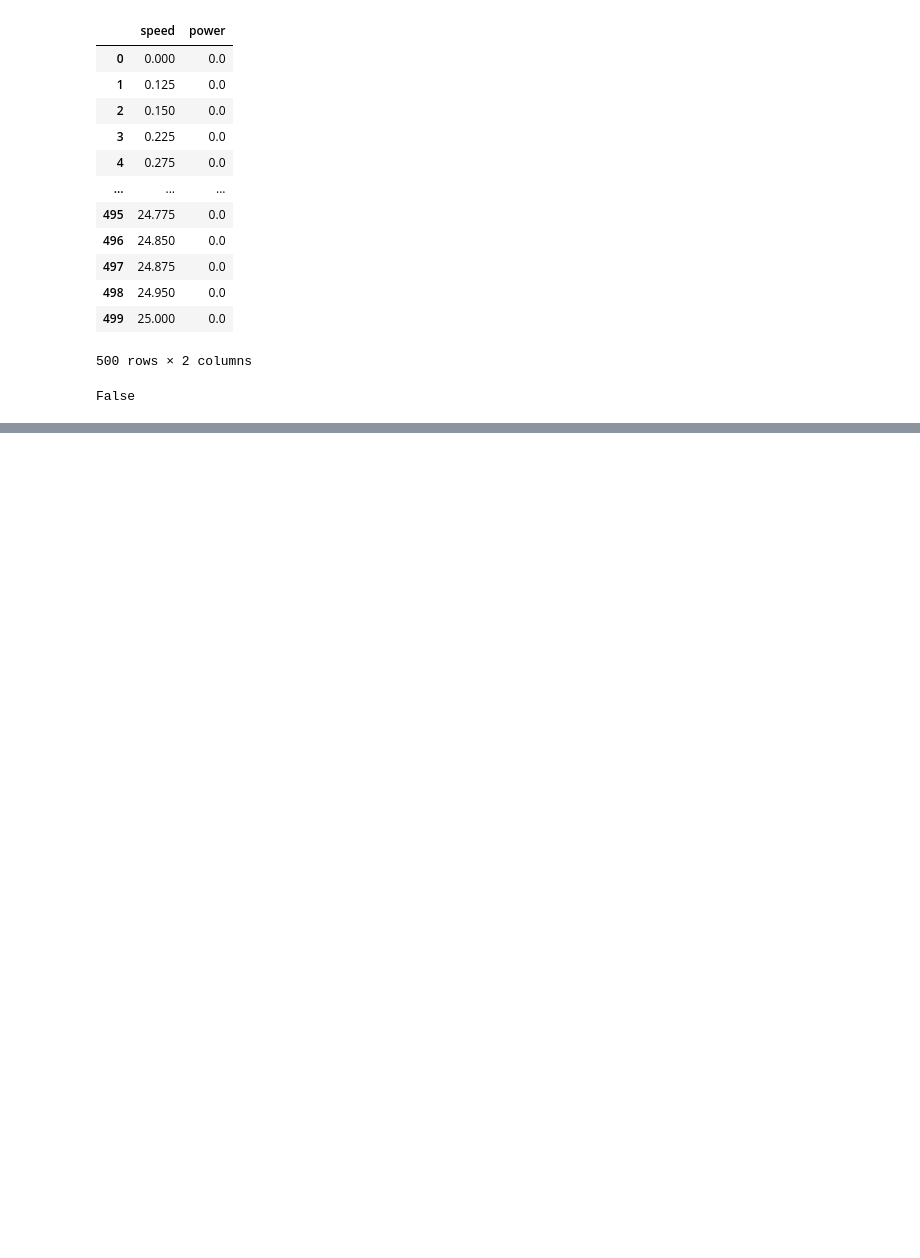
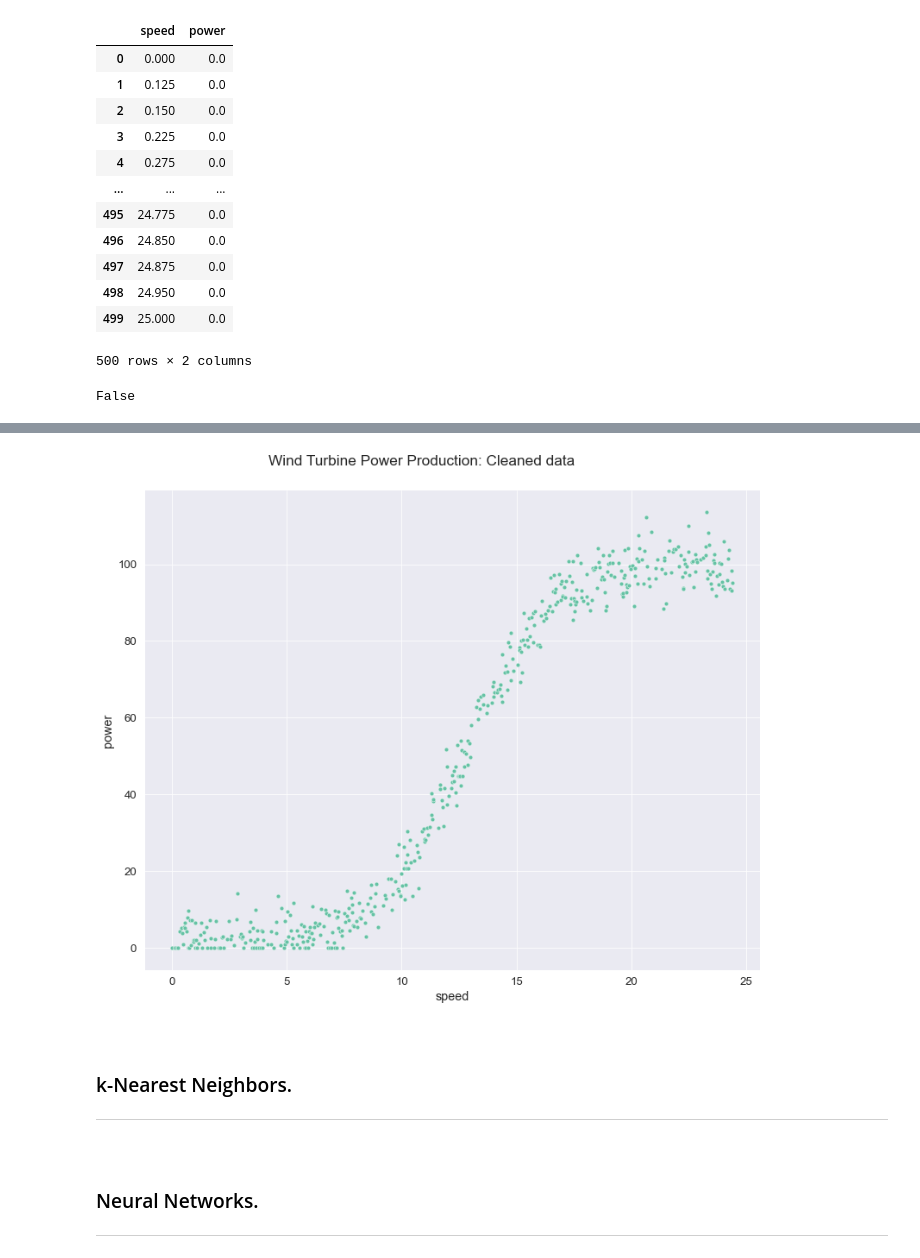
Before and after one commit to olgarozhdestvina/Machine-Learning-and-Statistics-Project, a Jupyter notebook: Power_production_model.ipynb, the cells around one changed output, grey strips where cells are left out. Saved outputs shown, nothing was run; the diff lists cells and outputs as text; code cells hidden in the pictures; blank space fills up the shorter version.

Commit message:
Cleaned the data set, plotted the cleaned data. Decided on comparing knn and neural networks (added keras model but it's not performing well).

```diff
--- a/Power_production_model.ipynb
+++ b/Power_production_model.ipynb
@@ -105,0 +111,3 @@ The above plot shows that the relationship between Power and Speed predominantly
+# %%
+df_new = df.drop(df[(df.power == 0) & (df.speed > 10)].index)
+df_new
@@ -105,0 +128,23 @@ The above plot shows that the relationship between Power and Speed predominantly
+# %%
+# Plot data.
+sns.relplot(data=df_new, x="speed", y="power")
+
+# Change plot size.
+fig = plt.gcf()
+fig.set_size_inches(12, 9)
+fig.suptitle("Wind Turbine Power Production: Cleaned data", y=1.02)
+
+# Show the plot.
+plt.show()
+# %% [output]
+[figure, added]
+# %% [markdown]
+<br>
+
+###  k-Nearest Neighbors.
+___
+# %% [markdown]
+<br>
+
+### Neural Networks.
+___
```
Also changed, not shown: parts of 7 cells of this notebook, 1 other file.
